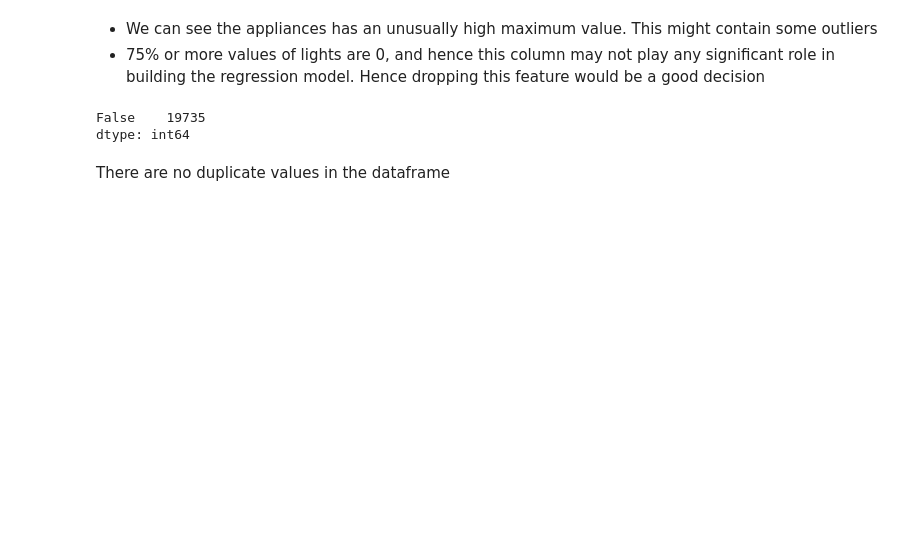
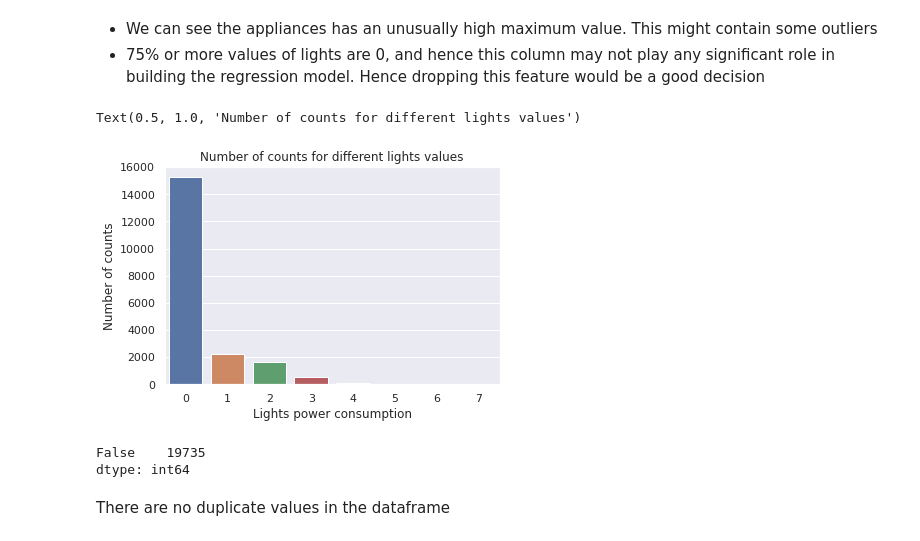
Before and after one commit to Srijan-Rai/Appliane-Energy-Prediction, a Jupyter notebook: ApplianceEnergyPrediction.ipynb, the cells around one changed output. Cells and saved outputs as stored; diff of their text form; code cells hidden in the pictures; blank space fills up the shorter version.

Commit message:
Adding additional data visualization

```diff
--- a/ApplianceEnergyPrediction.ipynb
+++ b/ApplianceEnergyPrediction.ipynb
@@ -98,8 +99,3 @@ The dataset consists of the following columns:
 ### **Energy Utilization using date-time**
 # %% [markdown]
 To obtain some additional insights from the data we will use the date column and obtain the hours and weekdays from it.
-# %%
-df['date'] = pd.to_datetime(df['date'])
-# %%
-df['hour']=(df['date'].dt.hour)+((df['date'].dt.minute)/60)
-df
@@ -218,6 +200,15 @@ other_features.describe()
 # %% [markdown]
 * We can see the appliances has an unusually high maximum value. This might contain some outliers
 * 75% or more values of lights are 0, and hence this column may not play any significant role in building the regression model. Hence dropping this feature would be a good decision
+# %%
+lights_count = df["lights"].value_counts().reset_index()
+sns.barplot(lights_count.index, lights_count.lights)
+plt.xlabel("Lights power consumption")
+plt.ylabel("Number of counts")
+plt.title("Number of counts for different lights values")
+# %% [output]
+Text(0.5, 1.0, 'Number of counts for different lights values')
+[figure, added]
 # %%
 # Dropping lights column
 df.drop("lights",axis=1,inplace=True)
```
Also changed, not shown: parts of 14 cells of this notebook.
